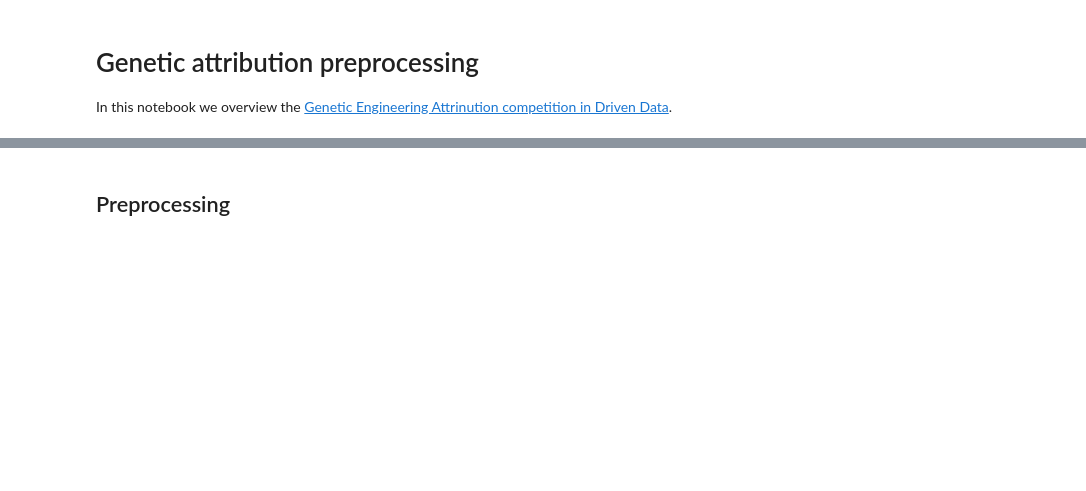
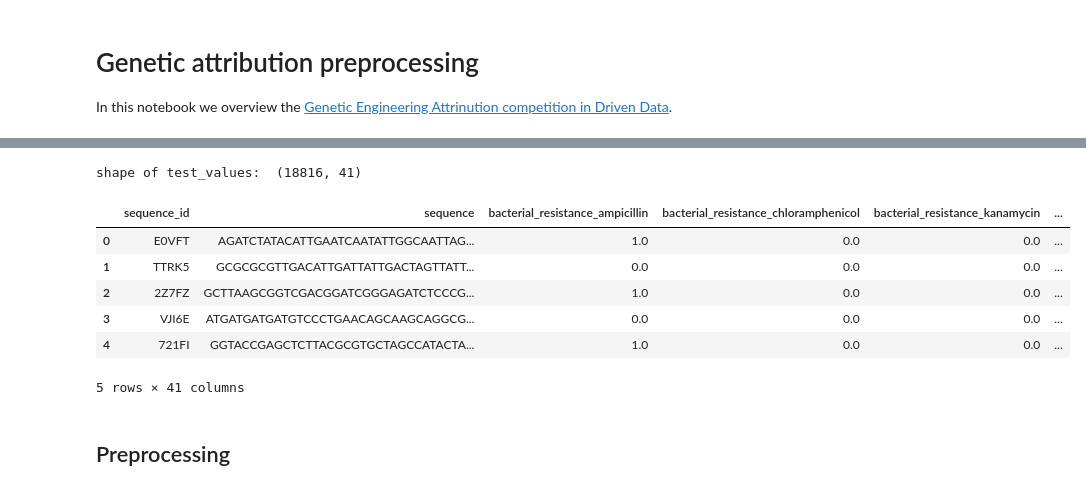
Before and after one commit to linneuholanda/genetic_attribution, a Jupyter notebook: preprocessing.ipynb, the cells around one changed output, grey strips where cells are left out. Cells and saved outputs as stored; diff of their text form; code cells hidden in the pictures; blank space fills up the shorter version.

```diff
--- a/preprocessing.ipynb
+++ b/preprocessing.ipynb
@@ -64,0 +122,6 @@ Wall time: 7.03 s
+# %%
+%%time
+train_values = pd.read_csv(train_values_path)
+print("shape of train_values: ", train_values.shape)
+#print(train_values.head(10))
+display(train_values.head(5))
@@ -64,0 +141,6 @@ Wall time: 7.03 s
+# %%
+%%time
+train_labels = pd.read_csv(train_labels_path)
+print("shape of train_labels: ", train_labels.shape)
+#print(train_values.head(10))
+display(train_labels.head(5))
@@ -64,0 +179,21 @@ Wall time: 7.03 s
+# %%
+np.random.seed(98346)
+n_samples = 1000
+sample_train_ixs = np.random.permutation(len(train_values))[:n_samples]
+sample_test_ixs = np.random.permutation(len(test_values))[:n_samples]
+sample_train_values_path = os.path.join(sample_train_dir,"sample_train_values.csv")
+sample_train_labels_path = os.path.join(sample_train_dir,"sample_train_labels.csv")
+sample_test_values_path = os.path.join(sample_test_dir,"sample_test_values.csv")
+if SMALL_SAMPLE:
+    if os.path.isfile(sample_train_values_path):
+        train_values = pd.read_csv(sample_train_values_path, index_col=0)
+        train_labels = pd.read_csv(sample_train_labels_path, index_col=0)
+        test_values = pd.read_csv(sample_test_values_path, index_col=0)
+    else:
+        train_values = train_values.iloc[sample_train_ixs,:]
+        train_labels = train_labels.iloc[sample_train_ixs,:]
+        test_values = test_values.iloc[sample_test_ixs,:]
+        ### saving to csv
+        train_values.to_csv(sample_train_values_path)
+        train_labels.to_csv(sample_train_labels_path)
+        test_values.to_csv(sample_test_values_path)
@@ -65,3 +226,16 @@ Wall time: 7.03 s
+# %%
+print("shape of test_values: ", test_values.shape)
+#print(train_values.head(10))
+display(test_values.head(5))
+# %% [output]
+shape of test_values:  (18816, 41)
+|  | sequence_id | sequence | bacterial_resistance_ampicillin | bacterial_resistance_chloramphenicol | bacterial_resistance_kanamycin | ... |
+| 0 | E0VFT | AGATCTATACATTGAATCAATATTGGCAATTAG... | 1.0 | 0.0 | 0.0 | ... |
+| 1 | TTRK5 | GCGCGCGTTGACATTGATTATTGACTAGTTATT... | 0.0 | 0.0 | 0.0 | ... |
+| 2 | 2Z7FZ | GCTTAAGCGGTCGACGGATCGGGAGATCTCCCG... | 1.0 | 0.0 | 0.0 | ... |
+| 3 | VJI6E | ATGATGATGATGTCCCTGAACAGCAAGCAGGCG... | 0.0 | 0.0 | 0.0 | ... |
+| 4 | 721FI | GGTACCGAGCTCTTACGCGTGCTAGCCATACTA... | 1.0 | 0.0 | 0.0 | ... |
+5 rows × 41 columns
 # %% [markdown]
 ## Preprocessing
 # %% [markdown]
```
Also changed, not shown: parts of 36 cells of this notebook.
